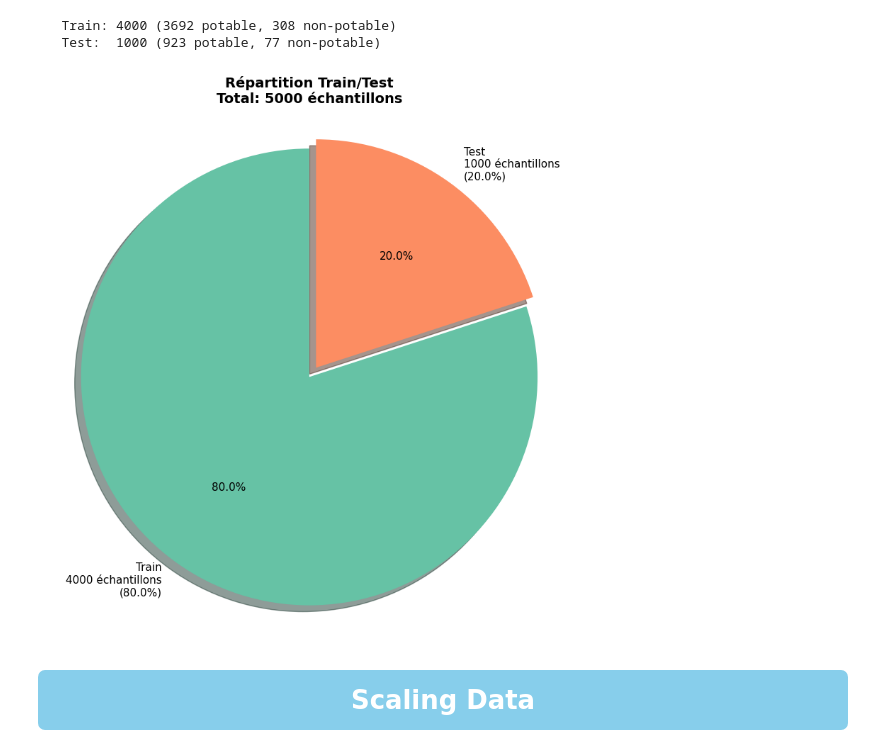
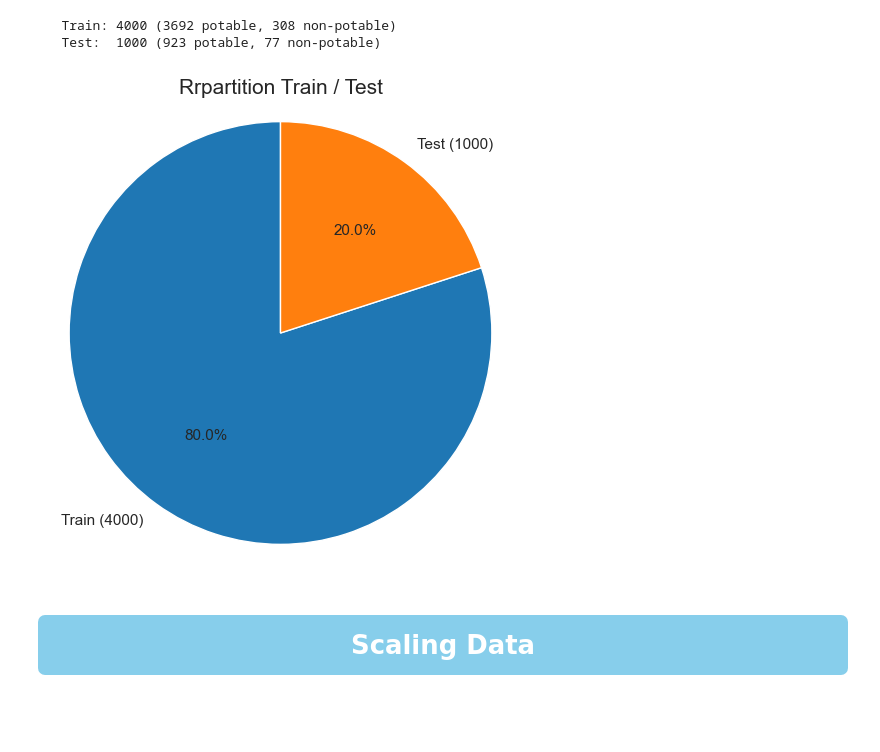
Before and after one commit to adernajat/Detection-of-anomalies-in-water-quality, a Jupyter notebook: classification.ipynb, the cells around one changed output. Saved outputs shown, nothing was run; the diff lists cells and outputs as text; code cells hidden in the pictures; blank space fills up the shorter version.

```diff
--- a/classification.ipynb
+++ b/classification.ipynb
@@ -173,38 +161,21 @@ print(f"   Test:  {X_test.shape[0]} ({Counter(y_test)[1]} potable, {Counter(y_te
    Train: 4000 (3692 potable, 308 non-potable)
    Test:  1000 (923 potable, 77 non-potable)
 # %%
-import matplotlib.pyplot as plt
-import numpy as np
+train_size, test_size = len(X_train), len(X_test)
+# Diagramme
+plt.figure(figsize=(6, 6))
+plt.pie(
+    [train_size, test_size],
+    labels=[f'Train ({train_size})', f'Test ({test_size})'],
+    autopct='%1.1f%%',
+    startangle=90
+)
 
-# Calculer les tailles
-train_size = len(X_train)
-test_size = len(X_test)
-total_size = train_size + test_size
-
-# Calculer les pourcentages
-train_pct = (train_size / total_size) * 100
-test_pct = (test_size / total_size) * 100
-
-# Créer le diagramme circulaire
-plt.figure(figsize=(8, 8))
-sizes = [train_pct, test_pct]
-labels = [f'Train\n{train_size} échantillons\n({train_pct:.1f}%)',
-          f'Test\n{test_size} échantillons\n({test_pct:.1f}%)']
-colors = ['#66c2a5', '#fc8d62']
-explode = (0.05, 0)  # Détacher légèrement le premier segment
-
-plt.pie(sizes, explode=explode, labels=labels, colors=colors,
-        autopct='%1.1f%%', startangle=90, shadow=True,
-        textprops={'fontsize': 11})
-
-plt.title(f'Répartition Train/Test\nTotal: {total_size} échantillons',
-          fontsize=14, fontweight='bold', pad=20)
-plt.axis('equal')  # Assure que le pie chart est un cercle
-plt.tight_layout()
-plt.savefig('repartition_train_test.png', dpi=300, bbox_inches='tight')
+plt.title('Rrpartition Train / Test')
+plt.axis('equal')
 plt.show()
 # %% [output]
-[figure, old version]
+[figure, new version]
 # %% [markdown]
 # <div style="text-align:center; border-radius:7px; padding:10px; color:white; margin:0; font-size:100%; font-family:Pacifico; background-color:skyblue; overflow:hidden"><b>Scaling Data </b></div>
 # %%
```
Also changed, not shown: parts of 31 cells of this notebook, 2 other files.
